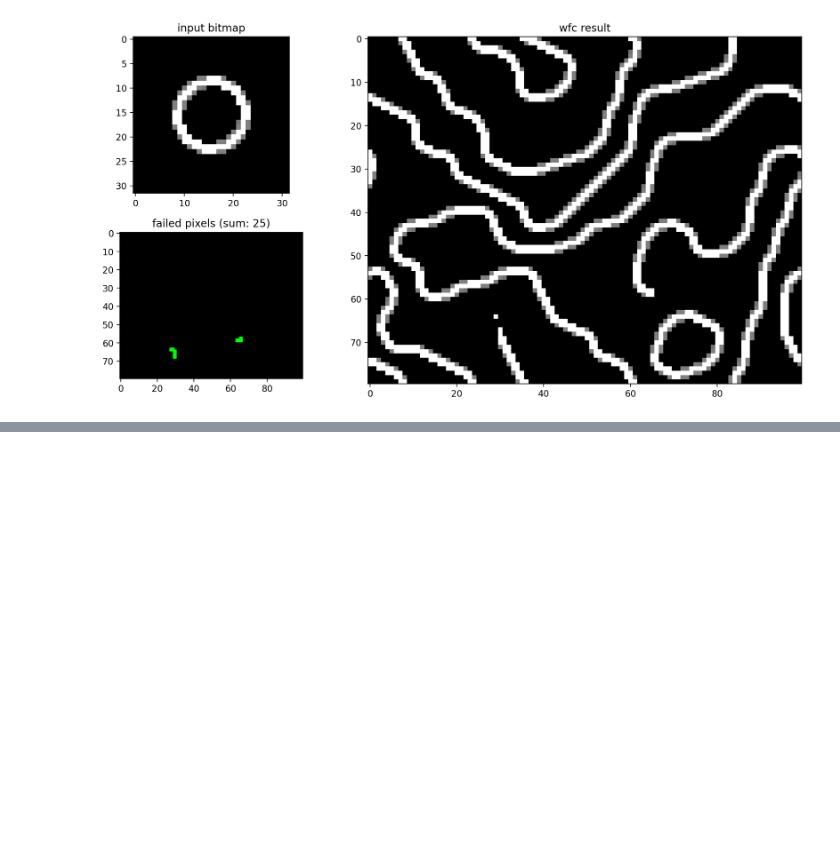
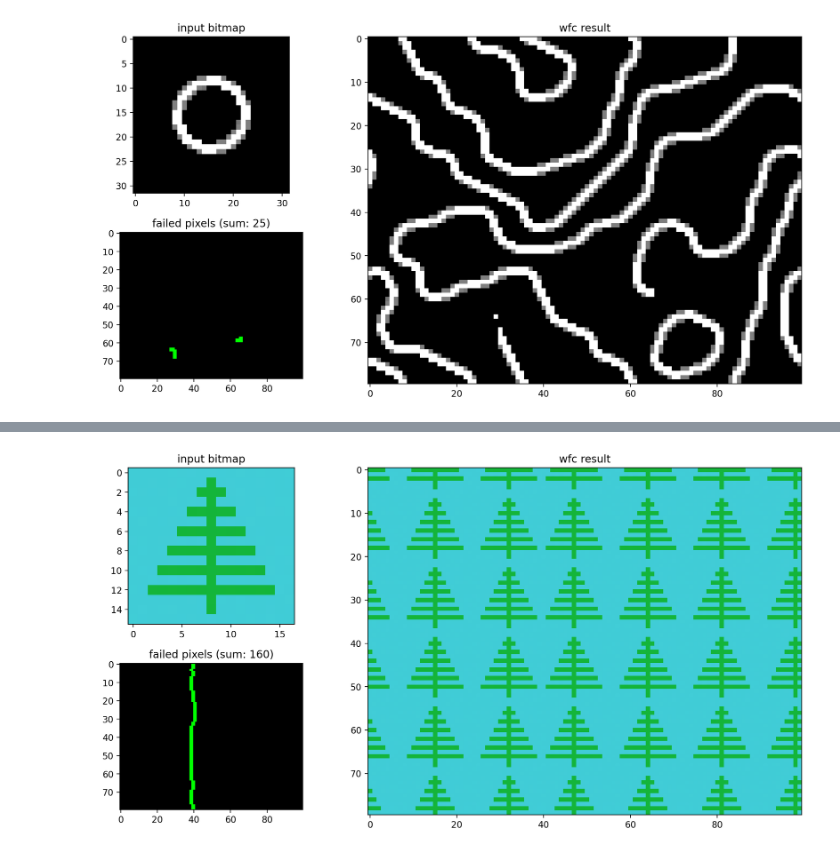
Before and after one commit to adamgnuj/WaveFunctionCollapse_MAF2, a Jupyter notebook: MAF2wfc.ipynb, the cells around one changed output, grey strips where cells are left out. Drawn from its saved outputs; the diff is of its cells as text; code cells hidden in the pictures; blank space fills up the shorter version.

```diff
--- a/MAF2wfc.ipynb
+++ b/MAF2wfc.ipynb
@@ -365,0 +419,4 @@ w.show_gif()
+# %%
+w.run()
+# %% [output]
+[figure, added]
```
Also changed, not shown: parts of 38 cells of this notebook, 18 other files.
